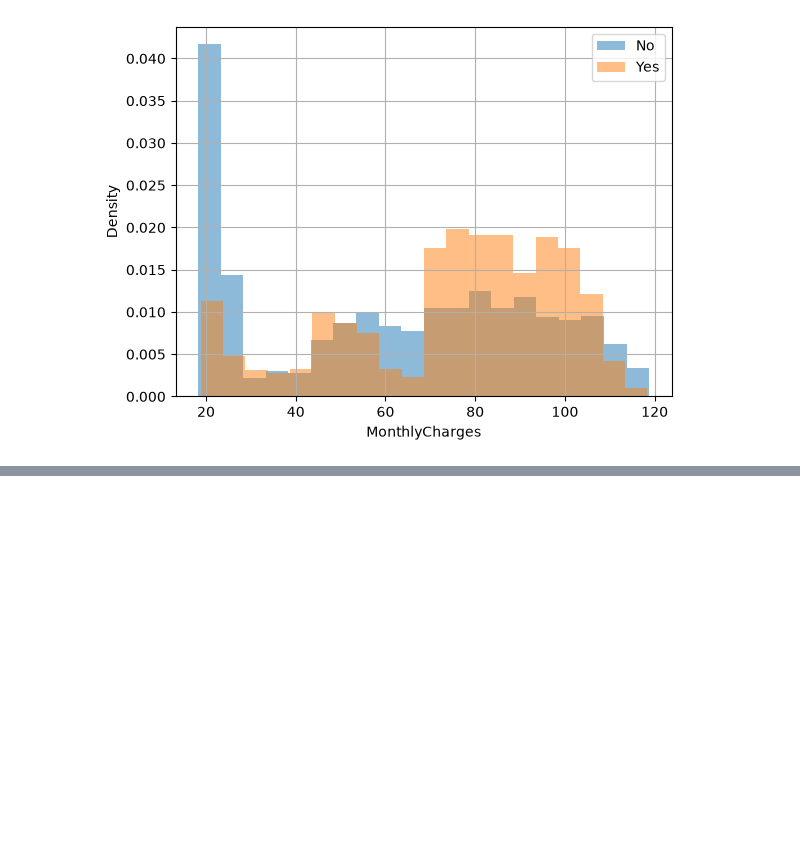
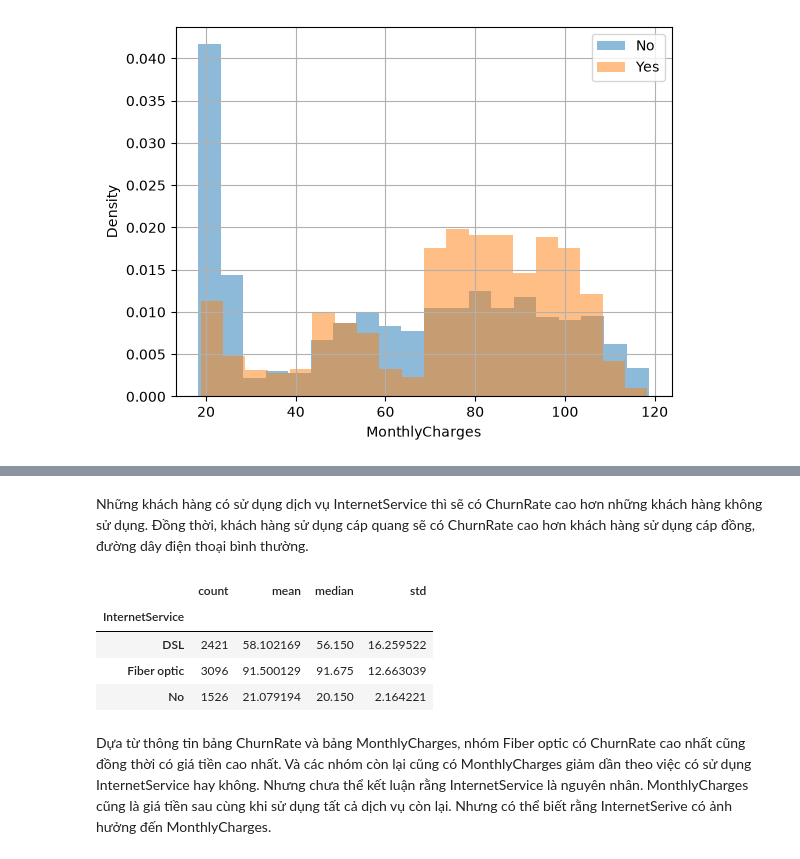
Before and after one commit to vdcmhaodl/Telco-customer-churn-prediction, a Jupyter notebook: notebooks/02_business_eda.ipynb, the cells around one changed output, grey strips where cells are left out. Cells and saved outputs as stored; diff of their text form; code cells hidden in the pictures; blank space fills up the shorter version.

```diff
--- a/notebooks/02_business_eda.ipynb
+++ b/notebooks/02_business_eda.ipynb
@@ -231,0 +291,14 @@ plt.show()
+# %% [markdown]
+Những khách hàng có sử dụng dịch vụ InternetService thì sẽ có ChurnRate cao hơn những khách hàng không sử dụng. Đồng thời, khách hàng sử dụng cáp quang sẽ có ChurnRate cao hơn khách hàng sử dụng cáp đồng, đường dây điện thoại bình thường.
+# %%
+df.groupby('InternetService')['MonthlyCharges'].agg(
+    ['count', 'mean', 'median', 'std']
+)
+# %% [output]
+|  | count | mean | median | std |
+| InternetService |  |  |  |  |
+| DSL | 2421 | 58.102169 | 56.150 | 16.259522 |
+| Fiber optic | 3096 | 91.500129 | 91.675 | 12.663039 |
+| No | 1526 | 21.079194 | 20.150 | 2.164221 |
+# %% [markdown]
+Dựa từ thông tin bảng ChurnRate và bảng MonthlyCharges, nhóm Fiber optic có ChurnRate cao nhất cũng đồng thời có giá tiền cao nhất. Và các nhóm còn lại cũng có MonthlyCharges giảm dần theo việc có sử dụng InternetService hay không. Nhưng chưa thể kết luận rằng InternetService là nguyên nhân. MonthlyCharges cũng là giá tiền sau cùng khi sử dụng tất cả dịch vụ còn lại. Nhưng có thể biết rằng InternetSerive có ảnh hưởng đến MonthlyCharges.
```
Also changed, not shown: parts of 8 cells of this notebook.
